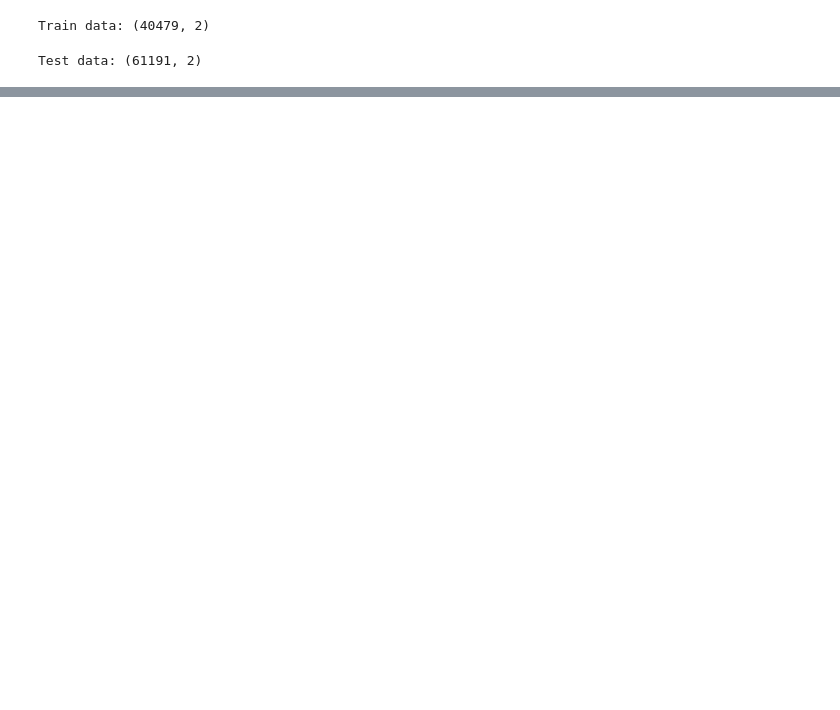
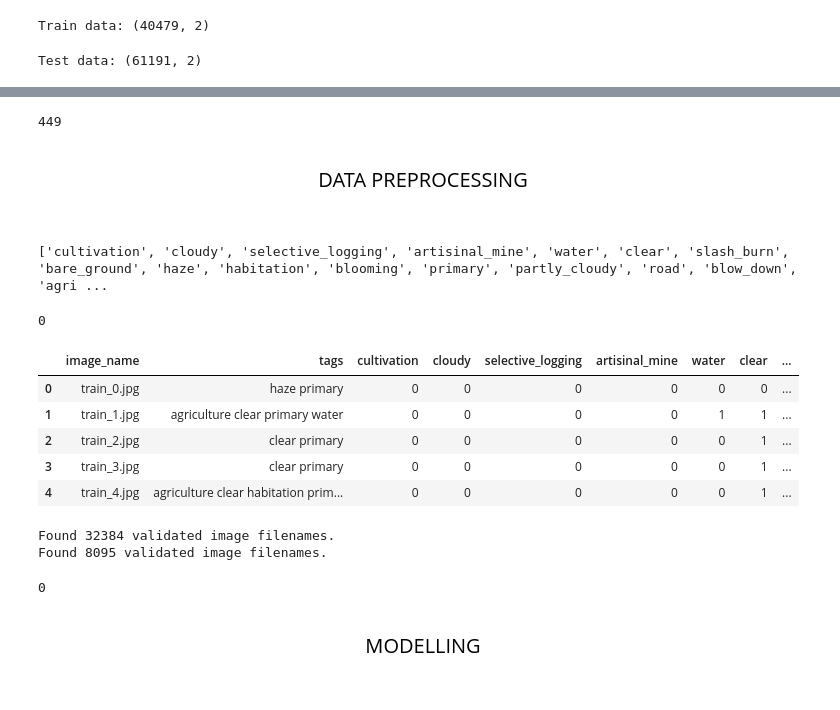
Before and after one commit to adeke910/Planet_DL, a Jupyter notebook: hamoye-stage-d-project.ipynb, the cells around one changed output, grey strips where cells are left out. Saved outputs shown, nothing was run; the diff lists cells and outputs as text; code cells hidden in the pictures; blank space fills up the shorter version.

```diff
--- a/hamoye-stage-d-project.ipynb
+++ b/hamoye-stage-d-project.ipynb
@@ -43,10 +41,10 @@ os.listdir(path)
 # %%
 # Load the Data
 
-train_labels = pd.read_csv('//kaggle/input/planet-understanding-the-amazon-from-space/train_v2.csv/train_v2.csv')
-test_labels = pd.read_csv('//kaggle/input/planet-understanding-the-amazon-from-space/sample_submission_v2.csv/sample_submission_v2.csv')
-train_images = '//kaggle/input/planet-understanding-the-amazon-from-space/train-jpg'
-test_images = '//kaggle/input/planet-understanding-the-amazon-from-space/test-jpg'
+train_labels = pd.read_csv('../input/planets-dataset/planet/planet/train_classes.csv')
+test_labels = pd.read_csv('../input/planets-dataset/planet/planet/sample_submission.csv')
+train_images = os.path.join(path,'train-jpg')
+test_images = os.path.join(path,'test-jpg')
 # %%
 #View Shape of the Train Data
 
@@ -61,0 +71,69 @@ Test data: (61191, 2)
+# %%
+# Number of unique classes in the train dataset
+
+train_labels['tags'].nunique()
+# %% [output]
+449
+# %% [markdown]
+<div style="font-family:Roboto;color:black; padding:20px; font-size:20px; text-align:center">
+
+DATA PREPROCESSING
+</div>
+# %%
+# Splitting
+
+label = set()
+def preprocess(tags):
+    [label.add(tag) for tag in tags.split()]
+
+train_labels['tags'].apply(preprocess)
+label = list(label)
+print(label)
+# %% [output]
+['cultivation', 'cloudy', 'selective_logging', 'artisinal_mine', 'water', 'clear', 'slash_burn', 'bare_ground', 'haze', 'habitation', 'blooming', 'primary', 'partly_cloudy', 'road', 'blow_down', 'agri ...
+# %%
+import gc
+gc.collect()
+# %% [output]
+0
+# %%
+for tag in label:
+    train_labels[tag] = train_labels['tags'].apply(lambda x: 1 if tag in x.split() else 0)
+
+train_labels['image_name'] = train_labels['image_name'].apply(lambda x: '{}.jpg'.format(x))
+train_labels.head()
+# %% [output]
+|  | image_name | tags | cultivation | cloudy | selective_logging | artisinal_mine | water | clear | ... |
+| 0 | train_0.jpg | haze primary | 0 | 0 | 0 | 0 | 0 | 0 | ... |
+| 1 | train_1.jpg | agriculture clear primary water | 0 | 0 | 0 | 0 | 1 | 1 | ... |
+| 2 | train_2.jpg | clear primary | 0 | 0 | 0 | 0 | 0 | 1 | ... |
+| 3 | train_3.jpg | clear primary | 0 | 0 | 0 | 0 | 0 | 1 | ... |
+| 4 | train_4.jpg | agriculture clear habitation prim... | 0 | 0 | 0 | 0 | 0 | 1 | ... |
+# %%
+# Initialize imagedatagenerator with a validation split of 0.2
+gen = ImageDataGenerator(rescale = 1./255., validation_split = 0.2)
+columns = list(train_labels.columns[2:])
+
+
+train_gen = gen.flow_from_dataframe(dataframe=train_labels,
+                                                    directory =train_images,
+                                                    x_col='image_name', y_col=columns, subset='training',
+                                                    batch_size=32,seed=42, shuffle=True,
+                                                    class_mode='raw', target_size=(128,128))
+val_gen = gen.flow_from_dataframe(dataframe=train_labels,
+                                                  directory =train_images,
+                                                  x_col='image_name', y_col=columns, subset='validation',
+                                                  batch_size=32,seed=42, shuffle=True,
+                                                  class_mode='raw', target_size=(128,128))
+# %% [output]
+Found 32384 validated image filenames.
+Found 8095 validated image filenames.
+# %%
+gc.collect()
+# %% [output]
+0
+# %% [markdown]
+<div style="font-family:Roboto;color:black; padding:20px; font-size:20px; text-align:center">
+
+MODELLING
+</div>
```
Also changed, not shown: parts of 33 cells of this notebook.
